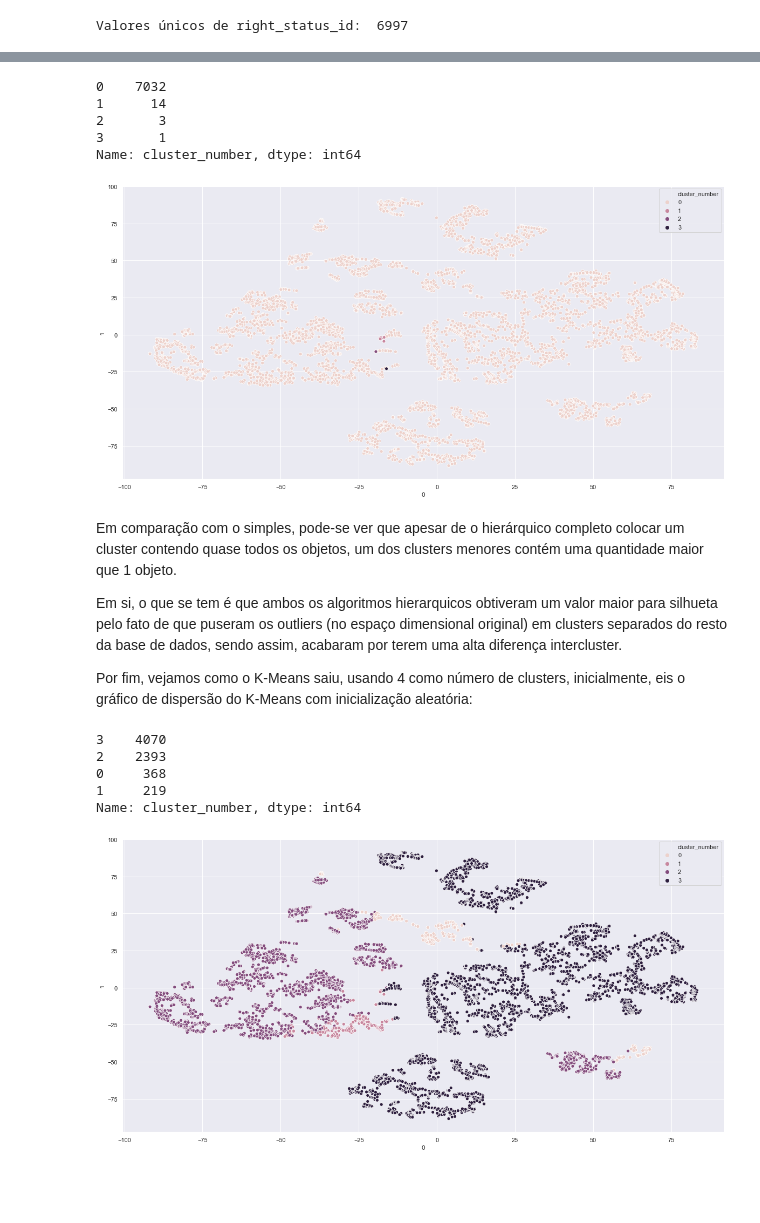
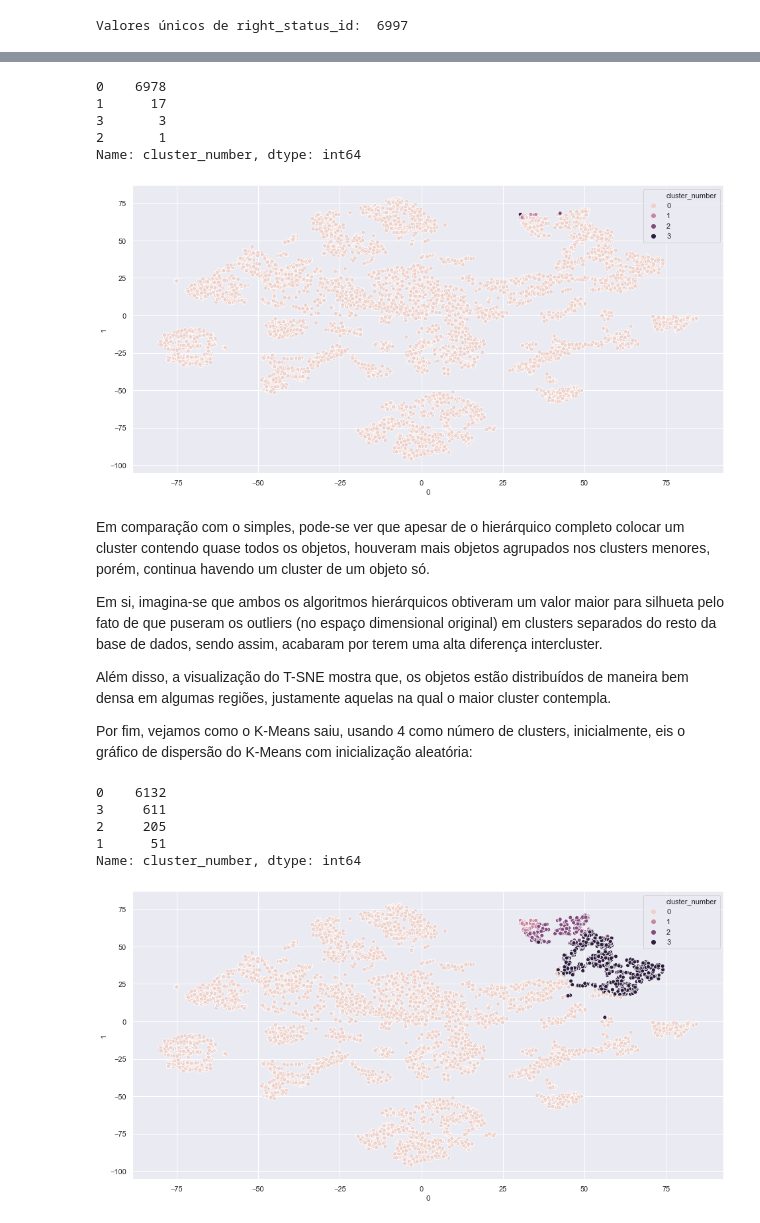
Before and after one commit to DefinitelyNotACactus/AI, a Jupyter notebook: Clustering/Q3 - Clustering.ipynb, the cells around one changed output, grey strips where cells are left out. Saved outputs shown, nothing was run; the diff lists cells and outputs as text; code cells hidden in the pictures; blank space fills up the shorter version.

```diff
--- a/Clustering/Q3 - Clustering.ipynb
+++ b/Clustering/Q3 - Clustering.ipynb
@@ -140,23 +155,25 @@ df.head()
 Este atributo contém informações sobre a data e hora de uma publicação, então pode ser dividida em outros atributos, no caso serão criados os atributos 'day', 'month', 'year' e 'time' a partir do atributo original, sendo que 'time' será medido em minutos, com o propósito de combinar as horas com os minutos em uma coluna apenas.
 # %%
 dt = df['status_published'].to_list()
-times = []
+hours = []
+minutes = []
 years = []
 months = []
 days = []
-
+#formato: 4/22/2018 6:00
 for d in dt:
     split = d.split(" ")
     split2 = split[0].split("/")
 
-    years.append(int(split2[0]))
-    months.append(int(split2[1]))
-    days.append(int(split2[2]))
+    months.append(int(split2[0]))
+    days.append(int(split2[1]))
+    years.append(int(split2[2]))
 
     split2 = split[1].split(':')
-    times.append((int(split2[0]) * 60 + int(split2[1])))
+    hours.append(int(split2[0]))
+    minutes.append(int(split2[1]))
 
-dt_df = pd.DataFrame({"day": days, "month": months, "year": years, "time": times})
+dt_df = pd.DataFrame({"day": days, "month": months, "year": years, "hour": hours, "minute": minutes})
 
 df = df.join(dt_df)
 df.drop(columns = ['status_published'], inplace = True)
@@ -266,5 +298,5 @@ Normalizar os dados para reexecutar os algoritmos.
 # %%
-scaler = preprocessing.StandardScaler()
+scaler = preprocessing.RobustScaler()
 
 scaled = pd.DataFrame(scaler.fit_transform(df), columns = df.columns.values)
 
@@ -279,9 +311,9 @@ scaled.head()
 # %%
 results_scaled = []
-labels_kr = []
-labels_kdi = []
-labels_hs = []
-labels_hc = []
+labels_kr_scaled = []
+labels_kdi_scaled = []
+labels_hs_scaled = []
+labels_hc_scaled = []
 
 for i in iterations:
     hierarchical_single = cluster.AgglomerativeClustering(n_clusters = i, linkage = "single")
@@ -296,10 +328,10 @@ for i in iterations:
     kmeans_random_clustered = scaled.assign(cluster_number = kmeans_random.predict(scaled))
     kmeans_default_init_clustered = scaled.assign(cluster_number = kmeans_default_init.predict(scaled))
 
-    labels_kr.append(kmeans_random_clustered)
-    labels_kdi.append(kmeans_default_init_clustered)
-    labels_hs.append(hierarchical_single_clustered)
-    labels_hc.append(hierarchical_complete_clustered)
+    labels_kr_scaled.append(kmeans_random_clustered)
+    labels_kdi_scaled.append(kmeans_default_init_clustered)
+    labels_hs_scaled.append(hierarchical_single_clustered)
+    labels_hc_scaled.append(hierarchical_complete_clustered)
 
     results_scaled.append({"Number of clusters": i,
                     "Hierarchical Single":
@@ -336,7 +369,6 @@ except:
     tsne_df = pd.DataFrame(tsne.fit_transform(scaled))
     tsne_df.to_csv('tsne.csv', index = False)
 # %%
-sns.set(rc = {'figure.figsize':(20, 10)})
-sns.scatterplot(x = tsne_df['0'], y = tsne_df['1'], legend = False)
+sns.scatterplot(x = '0', y = '1', data = tsne_df, legend = False)
 # %% [output]
 <matplotlib.axes._subplots.AxesSubplot at 0x...>
@@ -381,28 +415,30 @@ Desta vez, apesar das cores utilizadas não ajudarem muito, é possível ver que
 
 Antes de passarmos para o K-Means vejamos o resultado do hierárquico completo para 4 clusters:
 # %%
-sns.scatterplot(x = tsne_df['0'], y = tsne_df['1'], hue = labels_hc[0]['cluster_number'], legend = 'brief')
-labels_hc[0]['cluster_number'].value_counts()
+sns.scatterplot(x = tsne_df['0'], y = tsne_df['1'], hue = labels_hc_scaled[0]['cluster_number'], legend = 'brief')
+labels_hc_scaled[0]['cluster_number'].value_counts()
 # %% [output]
-0    7032
-1      14
-2       3
-3       1
+0    6978
+1      17
+3       3
+2       1
 Name: cluster_number, dtype: int64
-[figure, old version]
+[figure, new version]
 # %% [markdown]
-Em comparação com o simples, pode-se ver que apesar de o hierárquico completo colocar um cluster contendo quase todos os objetos, um dos clusters menores contém uma quantidade maior que 1 objeto.
+Em comparação com o simples, pode-se ver que apesar de o hierárquico completo colocar um cluster contendo quase todos os objetos, houveram mais objetos agrupados nos clusters menores, porém, continua havendo um cluster de um objeto só.
 
-Em si, o que se tem é que ambos os algoritmos hierarquicos obtiveram um valor maior para silhueta pelo fato de que puseram os outliers (no espaço dimensional original) em clusters separados do resto da base de dados, sendo assim, acabaram por terem uma alta diferença intercluster.
+Em si, imagina-se que ambos os algoritmos hierárquicos obtiveram um valor maior para silhueta pelo fato de que puseram os outliers (no espaço dimensional original) em clusters separados do resto da base de dados, sendo assim, acabaram por terem uma alta diferença intercluster.
+
+Além disso, a visualização do T-SNE mostra que, os objetos estão distribuídos de maneira bem densa em algumas regiões, justamente aquelas na qual o maior cluster contempla.
 
 Por fim, vejamos como o K-Means saiu, usando 4 como número de clusters, inicialmente, eis o gráfico de dispersão do K-Means com inicialização aleatória:
 # %%
-sns.scatterplot(x = tsne_df['0'], y = tsne_df['1'], hue = labels_kr[0]['cluster_number'], legend = 'brief')
-labels_kr[0]['cluster_number'].value_counts()
+sns.scatterplot(x = tsne_df['0'], y = tsne_df['1'], hue = labels_kr_scaled[0]['cluster_number'], legend = 'brief')
+labels_kr_scaled[0]['cluster_number'].value_counts()
 # %% [output]
-3    4070
-2    2393
-0     368
-1     219
+0    6132
+3     611
+2     205
+1      51
 Name: cluster_number, dtype: int64
-[figure, old version]
+[figure, new version]
```
Also changed, not shown: parts of 39 cells of this notebook, 1 other file.
